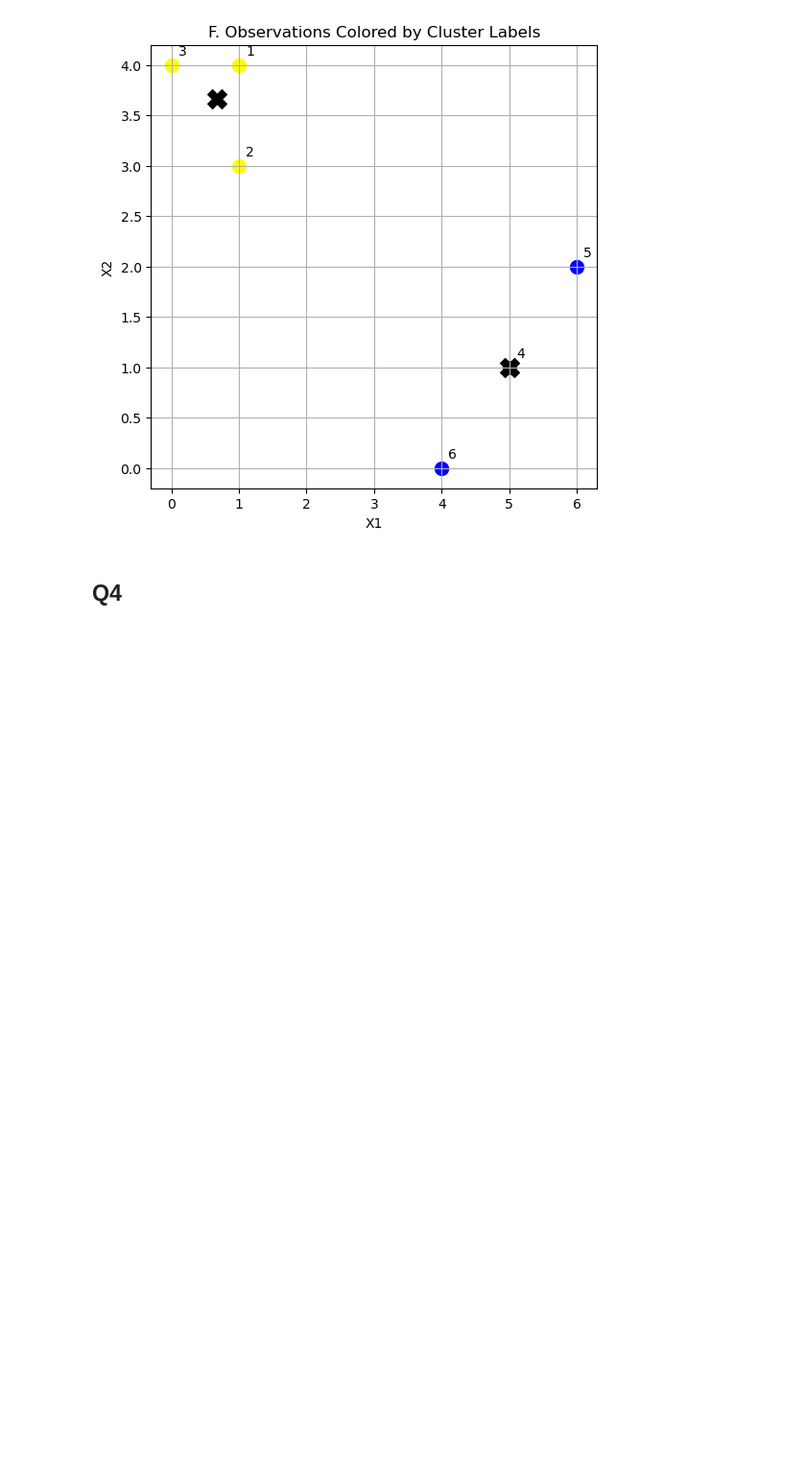
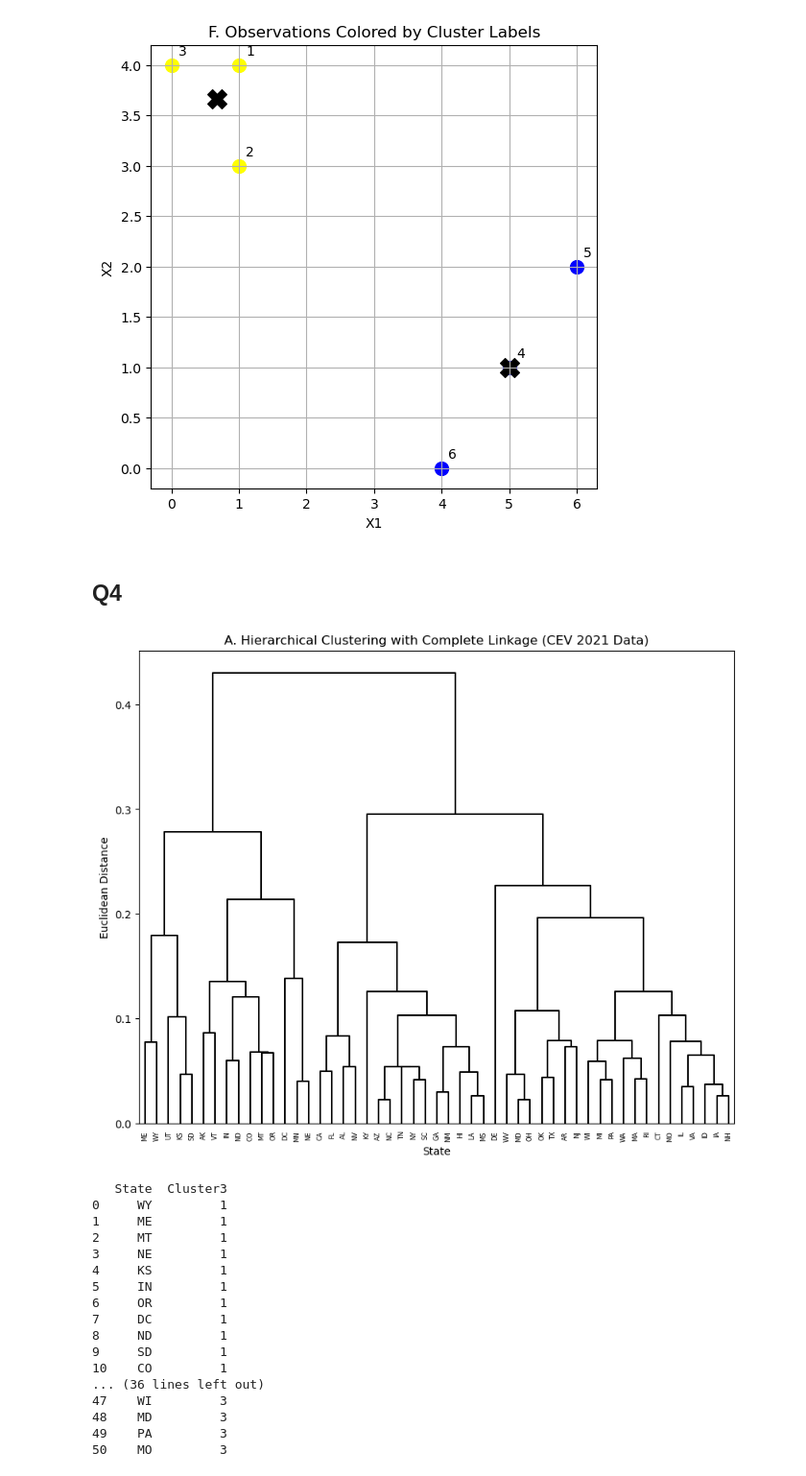
Before and after one commit to Ganga0506/code_2600, a Jupyter notebook: code/homework3.ipynb, the cells around one changed output. Shown at 96% size. Drawn from its saved outputs; the diff is of its cells as text; code cells hidden in the pictures; blank space fills up the shorter version.

```diff
--- a/code/homework3.ipynb
+++ b/code/homework3.ipynb
@@ -353,3 +346,54 @@ Cluster
 [figure]
 # %% [markdown]
 ## Q4
+# %%
+from sklearn.preprocessing import StandardScaler
+from sklearn.cluster import AgglomerativeClustering
+from ISLP.cluster import compute_linkage
+from scipy.cluster.hierarchy import dendrogram, fcluster
+
+#Setting up the data set
+cev_2021 = pd.read_csv('../data/CEV2021.csv')
+
+#Part A, Clustering states using hierarchical clustering
+cev_numeric = cev_2021.select_dtypes(include='number')
+
+hc_comp = AgglomerativeClustering(distance_threshold=0, n_clusters=None, linkage='complete')
+hc_comp.fit(cev_numeric)
+linkage_comp = compute_linkage(hc_comp)
+
+fig, ax = plt.subplots(1, 1, figsize=(10, 8))
+dendrogram(linkage_comp,
+           ax=ax,
+           leaf_rotation=90,
+           labels=cev_2021['State'].values,
+           color_threshold=-np.inf,
+           above_threshold_color='black')
+ax.set_title("A. Hierarchical Clustering with Complete Linkage (CEV 2021 Data)")
+ax.set_xlabel("State")
+ax.set_ylabel("Euclidean Distance")
+plt.show()
+
+#Part B, Cut the dendrogram to create 3 clusters
+cluster_labels = fcluster(linkage_comp, t=3, criterion='maxclust')
+cev_2021['Cluster3'] = cluster_labels
+print(cev_2021[['State', 'Cluster3']].sort_values('Cluster3').reset_index(drop=True))
+# %% [output]
+[figure, added]
+   State  Cluster3
+0     WY         1
+1     ME         1
+2     MT         1
+3     NE         1
+4     KS         1
+5     IN         1
+6     OR         1
+7     DC         1
+8     ND         1
+9     SD         1
+10    CO         1
+... (36 lines left out)
+47    WI         3
+48    MD         3
+49    PA         3
+50    MO         3
```
Also changed, not shown: parts of 13 cells of this notebook, 1 other file.
